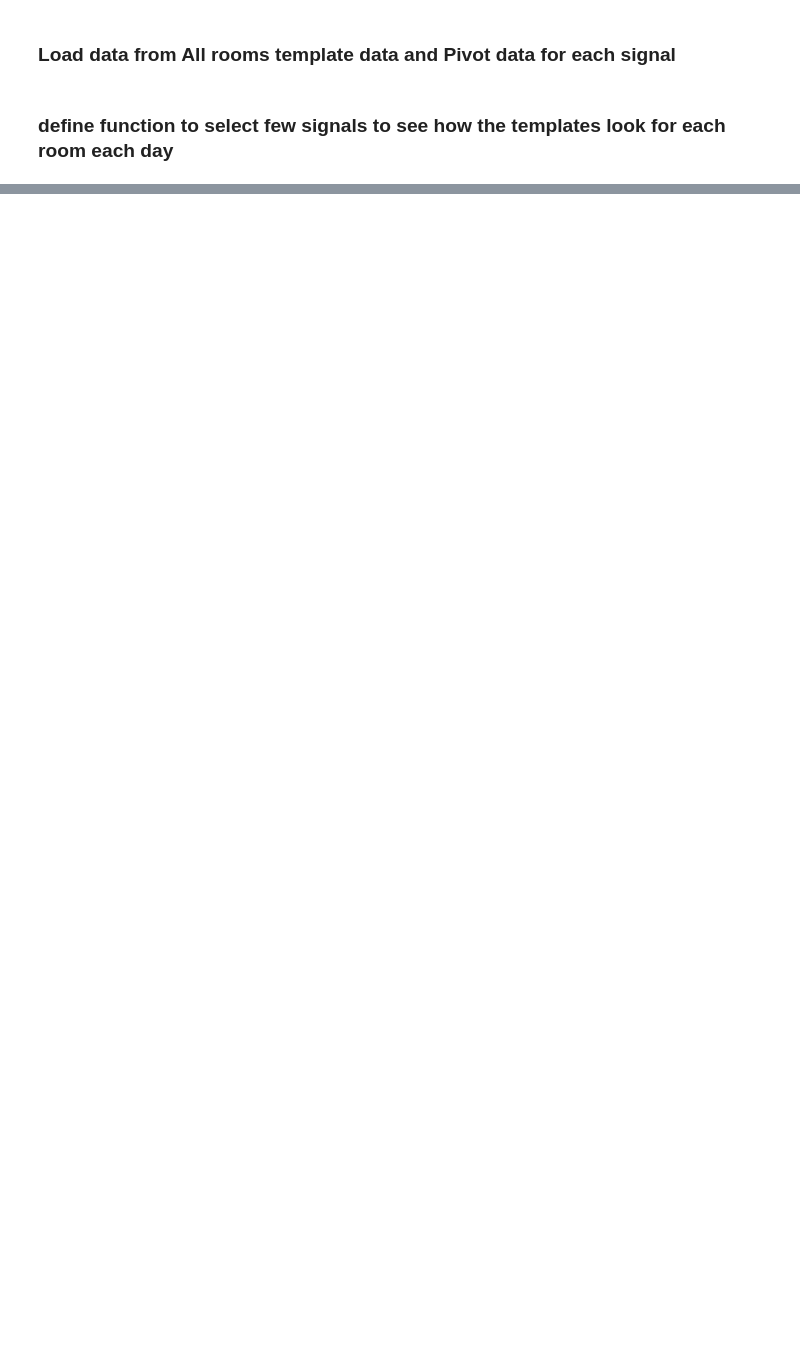
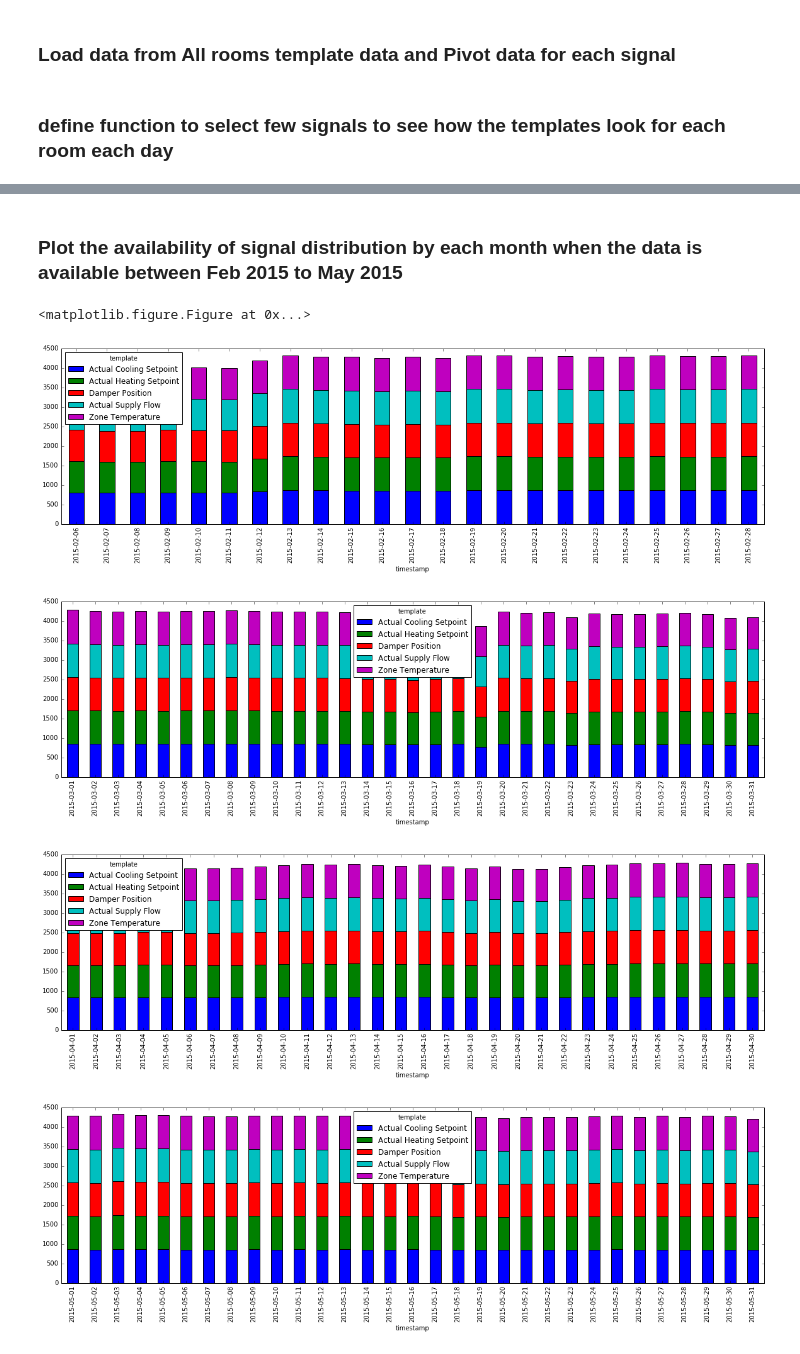
Before and after one commit to mas-dse-mkjaiswa/Capstone, a Jupyter notebook: Signal Distribution/Signal Distribution Analysis.ipynb, the cells around one changed output, grey strips where cells are left out. Saved outputs shown, nothing was run; the diff lists cells and outputs as text; code cells hidden in the pictures; blank space fills up the shorter version.

```diff
--- a/Signal Distribution/Signal Distribution Analysis.ipynb
+++ b/Signal Distribution/Signal Distribution Analysis.ipynb
@@ -56,0 +35,7 @@ select_signals(x2).to_csv("fewsignals.csv")
+# %%
+x1 = ["room","timestamp"]
+x2 = ["Actual Cooling Setpoint","Actual Heating Setpoint","Damper Position","Actual Supply Flow","Zone Temperature"]
+df = select_signals(x2)[x1+x2]
+dfsrooms = df[(df["Actual Cooling Setpoint"]!=0)&(df["Actual Heating Setpoint"]!=0)&(df["Damper Position"]!=0)&\
+              (df["Actual Supply Flow"]!=0)&(df["Zone Temperature"]!=0)]
+dfsrooms.head()
@@ -56,0 +82,14 @@ select_signals(x2).to_csv("fewsignals.csv")
+# %% [markdown]
+### Plot the availability of signal distribution by each month when the data is available between Feb 2015 to May 2015
+# %%
+plt.figure()
+for m in pd.to_datetime(dfsrooms["timestamp"]).dt.month.unique():
+    dfs = dfsrooms[pd.to_datetime(dfsrooms["timestamp"]).dt.month==m]
+    dfs[["timestamp","Actual Cooling Setpoint","Actual Heating Setpoint","Damper Position","Actual Supply Flow",\
+          "Zone Temperature"]].set_index("timestamp").plot(kind="bar",stacked=True,figsize=(20,5))
+# %% [output]
+<matplotlib.figure.Figure at 0x...>
+[figure, added]
+[figure, added]
+[figure, added]
+[figure, added]
```
Also changed, not shown: parts of 10 cells of this notebook.
